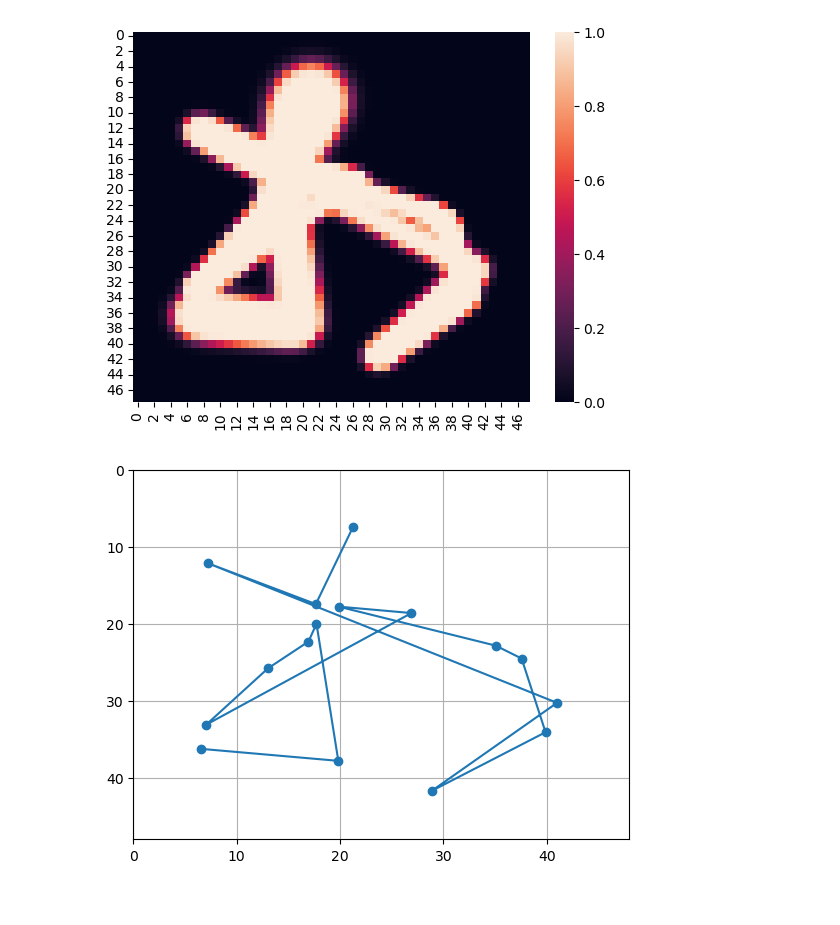
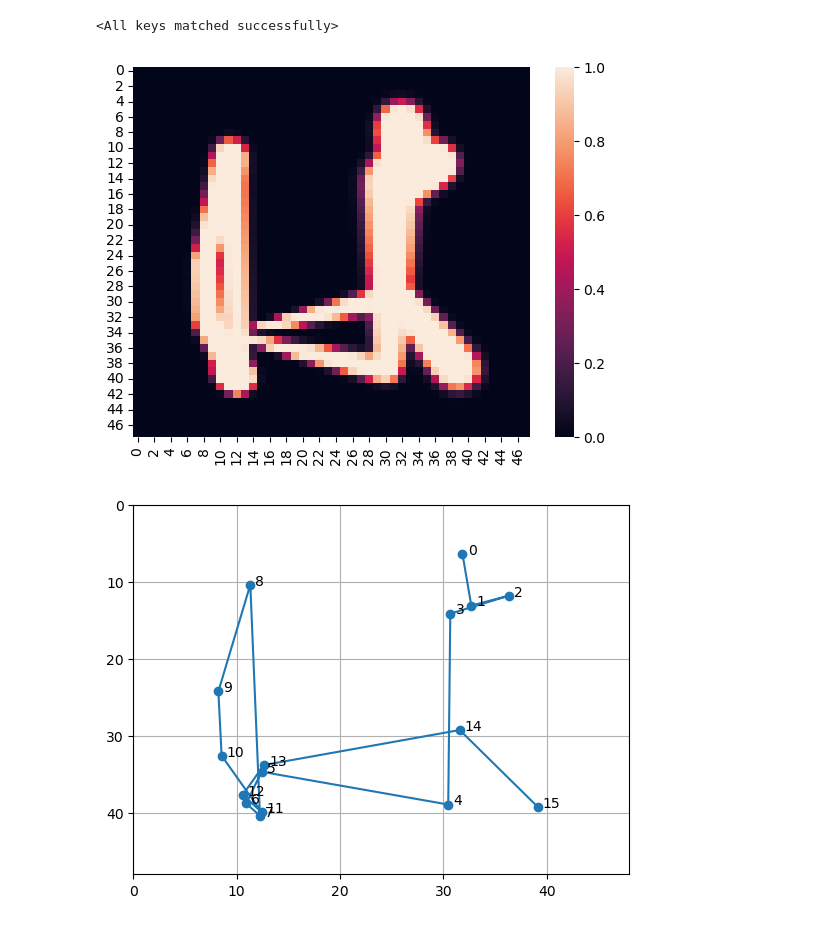
Before and after one commit to kabaten/kb_jisyupro, a Jupyter notebook: train1.ipynb, the cells around one changed output. Drawn from its saved outputs; the diff is of its cells as text; code cells hidden in the pictures.

```diff
--- a/train1.ipynb
+++ b/train1.ipynb
@@ -20,8 +20,10 @@ sys.setrecursionlimit(10**7) #再帰回数の上限変更
 img_size = 48
 
 plotline = PlotLine2(img_size)
+# %%
+tgt = 'ha'
 # %%
-train_dataset, valid_dataset = make_hiragana_dataset(DATADIR, CATEGORIES=['a'])
+train_dataset, valid_dataset = make_hiragana_dataset(DATADIR, CATEGORIES=[tgt])
 # バッチサイズの指定
 batch_size = 1
 # DataLoaderを作成
@@ -39 +41,3 @@ plt.show()
+# %%
+mask = nn.Transformer.generate_square_subsequent_mask(16).T
 # %%
@@ -75,10 +89,15 @@ plt.plot(losses)
+# %%
+gen_ = Generator8_2(w_m=0, w_M=4, mask=mask)
+gen_.load_state_dict(torch.load("../model/" + tgt + "/best.pt"))
+# %% [output]
+<All keys matched successfully>
 # %%
-xyw = gen8(inputs)
+xyw = gen_(inputs)
 line = plotline(xyw)
 sns.heatmap(line.detach().numpy()[0])
 plt.show()
 # %% [output]
-[figure, old version]
+[figure, new version]
 # %%
 xy = xyw.detach().numpy()[0, :, 0:2]
 
@@ -88,6 +107,9 @@ ax.set_ylim(0, 48)
 ax.invert_yaxis()
 ax.grid()
 ax.plot(xy[:, 1], xy[:, 0], marker='o')
+annotations = range(16)
+for i, label in enumerate(annotations):
+    plt.annotate(label, (xy[:, 1][i]+0.5, xy[:, 0][i]))
 plt.show()
 # %% [output]
-[figure, old version]
+[figure, new version]
```
Also changed, not shown: parts of 10 cells of this notebook, 21 other files.
